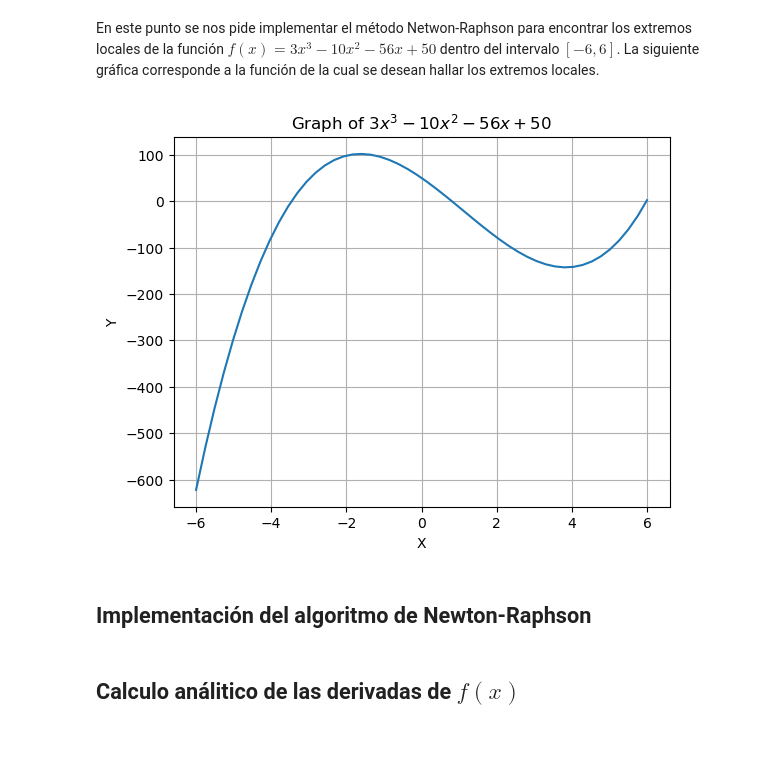
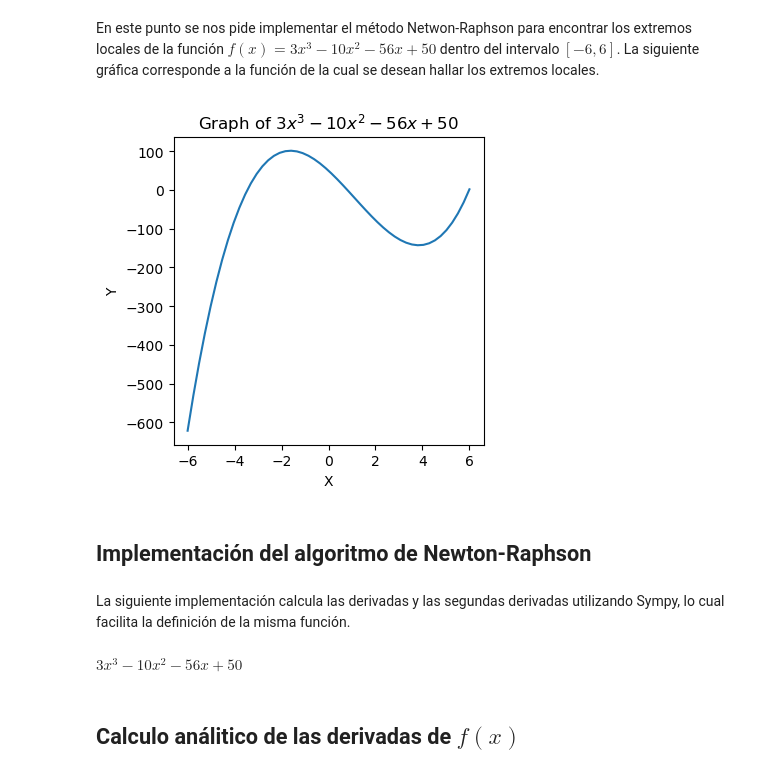
Before and after one commit to j4vierb/mos-labs, a Jupyter notebook: labs/lab3/entrega_lab3.ipynb, the cells around one changed output. Saved outputs shown, nothing was run; the diff lists cells and outputs as text; code cells hidden in the pictures; blank space fills up the shorter version.

```diff
--- a/labs/lab3/entrega_lab3.ipynb
+++ b/labs/lab3/entrega_lab3.ipynb
@@ -16,15 +17,17 @@ En este punto se nos pide implementar el método Netwon-Raphson para encontrar l
 # %%
 X = np.linspace(-6, 6, 50)
 Y = 3 * X ** 3 - 10 * X ** 2 - 56 * X + 50
 
+plt.figure(figsize=(4, 4))
 plt.plot(X, Y)
-plt.grid()
 plt.title('Graph of $3x^3 - 10x^2 - 56x + 50$')
 plt.xlabel('X')
 plt.ylabel('Y')
 plt.show()
 # %% [output]
-[figure, old version]
+[figure, new version]
 # %% [markdown]
 ## Implementación del algoritmo de Newton-Raphson
+# %% [markdown]
+La siguiente implementación calcula las derivadas y las segundas derivadas utilizando Sympy, lo cual facilita la definición de la misma función.
 # %%
@@ -65,5 +68,8 @@ def newton_raphson(initial_guess: int, tolerance: float, N_max: int, alpha: floa
 # %%
 function = sp.simplify('3*x**3 - 10*x**2 - 56*x + 50')
+function
+# %% [output]
+$\displaystyle 3 x^{3} - 10 x^{2} - 56 x + 50$
 # %% [markdown]
 ## Calculo análitico de las derivadas de $f(x)$
 # %% [markdown]
```
Also changed, not shown: parts of 59 cells of this notebook.
